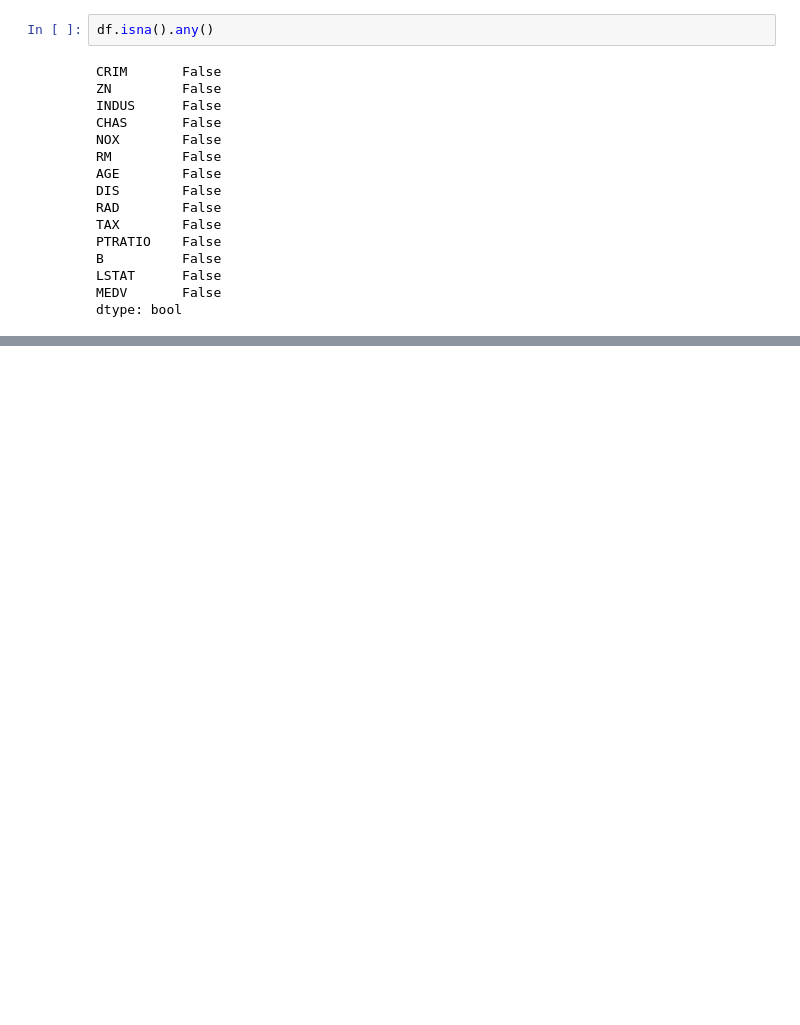
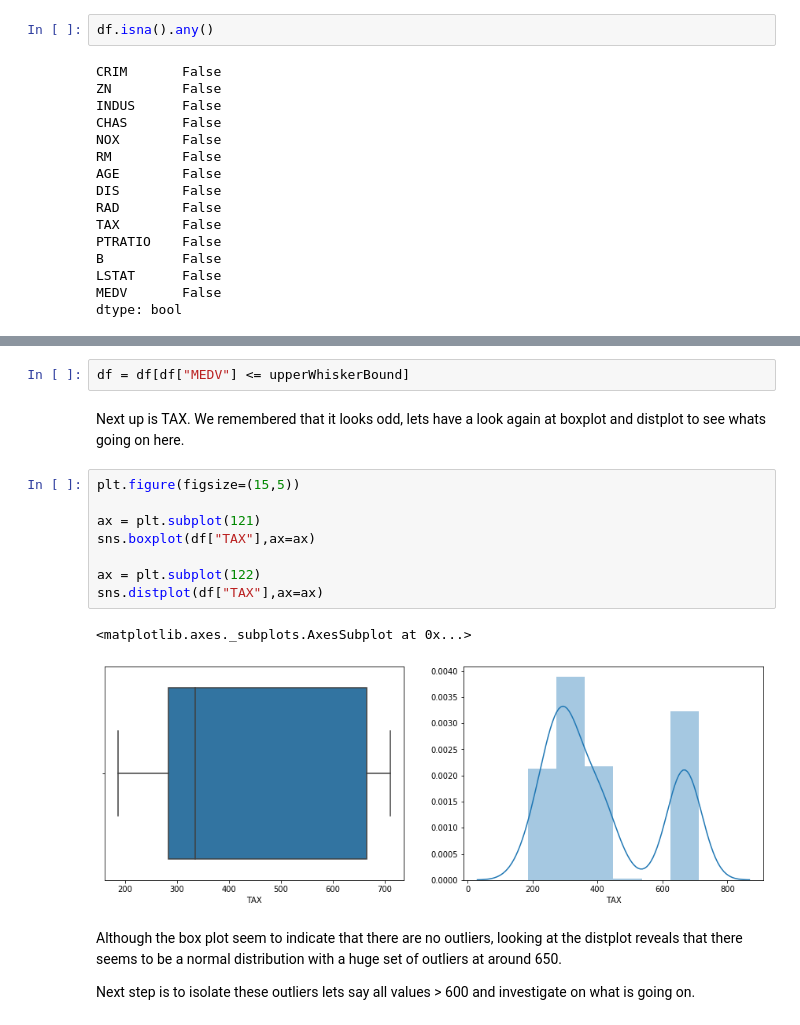
Before and after one commit to tuxmania87/AIRepo, a Jupyter notebook: classification-notebooks/Boston House Prices.ipynb, the cells around one changed output, grey strips where cells are left out. Cells and saved outputs as stored; diff of their text form; blank space fills up the shorter version.

```diff
--- a/classification-notebooks/Boston House Prices.ipynb
+++ b/classification-notebooks/Boston House Prices.ipynb
@@ -360,0 +178,19 @@ mean_absolute_error(y_test,real_pred)
+# %%
+df = df[df["MEDV"] <= upperWhiskerBound]
+# %% [markdown]
+Next up is TAX. We remembered that it looks odd, lets have a look again at boxplot and distplot to see whats going on here.
+# %%
+plt.figure(figsize=(15,5))
+
+ax = plt.subplot(121)
+sns.boxplot(df["TAX"],ax=ax)
+
+ax = plt.subplot(122)
+sns.distplot(df["TAX"],ax=ax)
+# %% [output]
+<matplotlib.axes._subplots.AxesSubplot at 0x...>
+[figure, added]
+# %% [markdown]
+Although the box plot seem to indicate that there are no outliers, looking at the distplot reveals that there seems to be a normal distribution with a huge set of outliers at around 650.
+
+Next step is to isolate these outliers lets say all values > 600 and investigate on what is going on.
```
Also changed, not shown: parts of 49 cells of this notebook.
